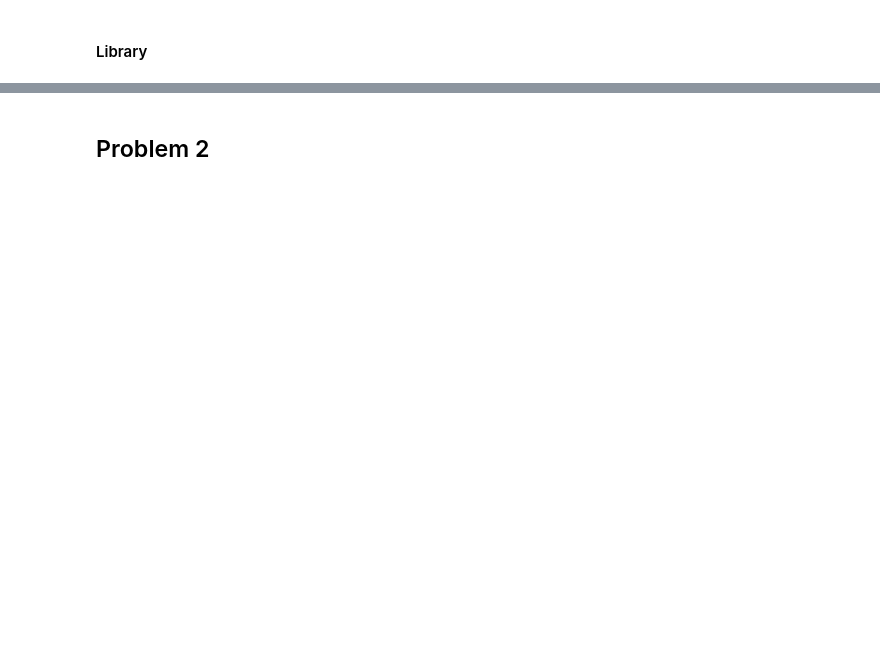
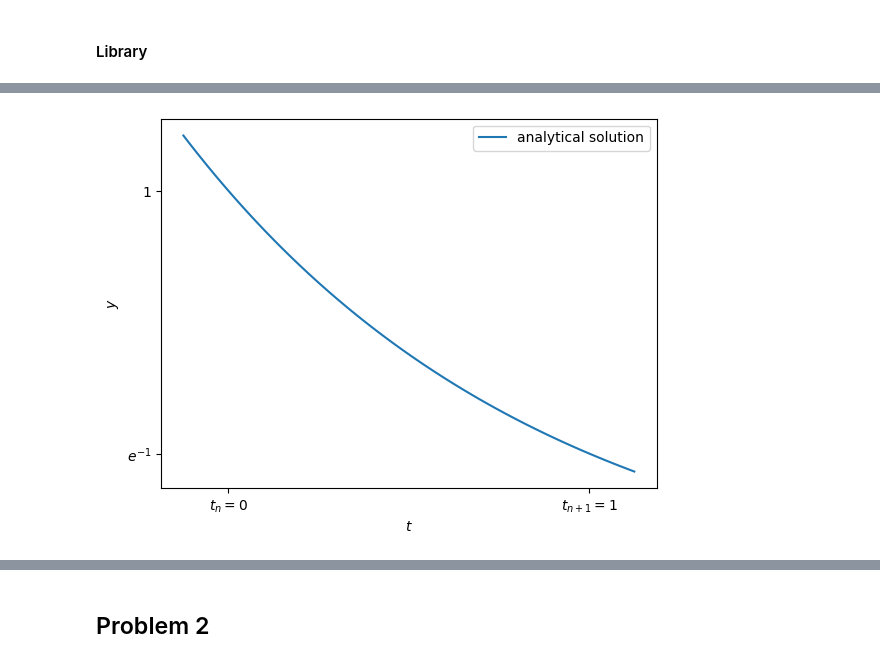
Before and after one commit to pranav-joshi-iitgn/PH509, a Jupyter notebook: Assignment2/A2.ipynb, the cells around one changed output, grey strips where cells are left out. Saved outputs shown, nothing was run; the diff lists cells and outputs as text; code cells hidden in the pictures; blank space fills up the shorter version.

```diff
--- a/Assignment2/A2.ipynb
+++ b/Assignment2/A2.ipynb
@@ -246,0 +233,15 @@ def CoupledRadioactiveDecay(tau_A=1, tau_B=2, N_A_0=1, N_B_0=0,**kwargs):
+# %%
+def dydt(t,y): return -y
+def y(t) : return np.exp(-t)
+y_0 = 1
+h = 1
+t = np.linspace(0-0.125,h+0.125,100) # extra space for aesthetics
+plt.plot(t,y(t),label="analytical solution")
+plt.xlabel("$t$")
+plt.ylabel("$y$")
+plt.xticks([0,1],labels=["$t_n=0$","$t_{n+1}=1$"])
+plt.yticks([y(0),y(1)],labels=["1","$e^{-1}$"])
+plt.legend()
+plt.show()
+# %% [output]
+[figure, added]
```
Also changed, not shown: parts of 36 cells of this notebook, 1 other file.
